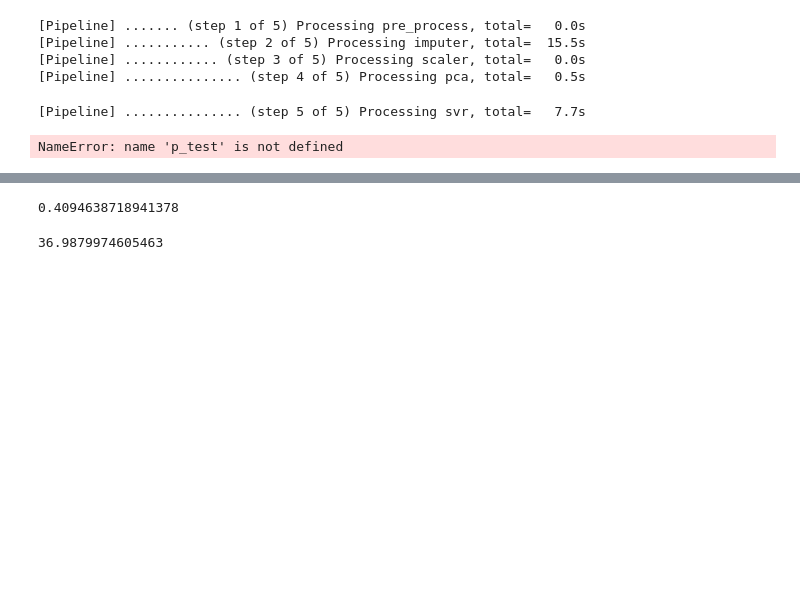
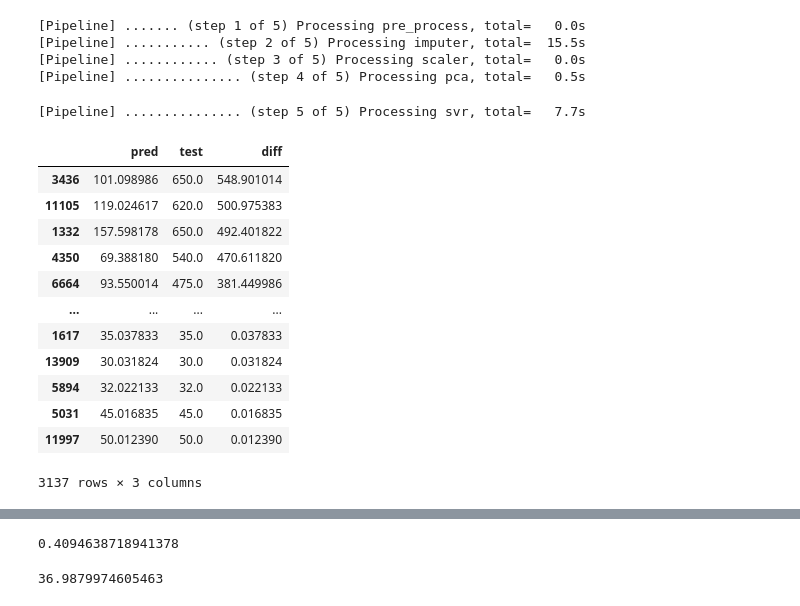
Before and after one commit to jose-melo/airbnb-berlin-price, a Jupyter notebook: src/berlin.ipynb, the cells around one changed output, grey strips where cells are left out. Saved outputs shown, nothing was run; the diff lists cells and outputs as text; code cells hidden in the pictures; blank space fills up the shorter version.

```diff
--- a/src/berlin.ipynb
+++ b/src/berlin.ipynb
@@ -628,7 +748,21 @@ y_pred = pipe.predict(X_test)
 rmse = mean_squared_error(y_pred, y_test)**(1/2)
 diff = y_test - y_pred
 diff[diff < 0] = -diff
-res = pd.DataFrame([y_pred, y_test], columns=['pred', 'test', 'diff'])
-res.sort_values('diff')
+res = pd.DataFrame({'pred' : y_pred, 'test' : y_test, 'diff' : diff})
+res = res.sort_values('diff', ascending=False)
-# %% [output]
-NameError: name 'p_test' is not defined
+# %%
+res
+# %% [output]
+|  | pred | test | diff |
+| 3436 | 101.098986 | 650.0 | 548.901014 |
+| 11105 | 119.024617 | 620.0 | 500.975383 |
+| 1332 | 157.598178 | 650.0 | 492.401822 |
+| 4350 | 69.388180 | 540.0 | 470.611820 |
+| 6664 | 93.550014 | 475.0 | 381.449986 |
+| ... | ... | ... | ... |
+| 1617 | 35.037833 | 35.0 | 0.037833 |
+| 13909 | 30.031824 | 30.0 | 0.031824 |
+| 5894 | 32.022133 | 32.0 | 0.022133 |
+| 5031 | 45.016835 | 45.0 | 0.016835 |
+| 11997 | 50.012390 | 50.0 | 0.012390 |
+3137 rows × 3 columns
```
Also changed, not shown: parts of 15 cells of this notebook.
